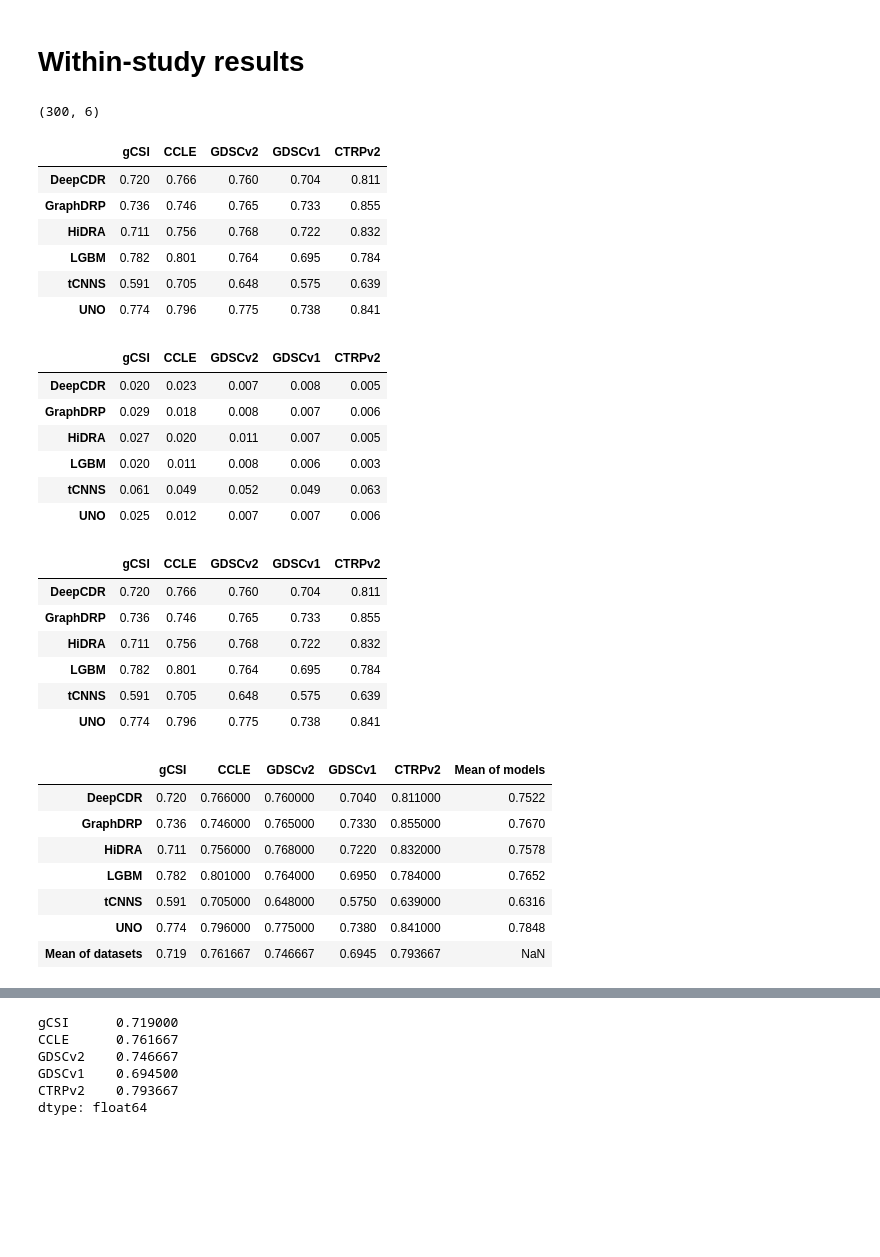
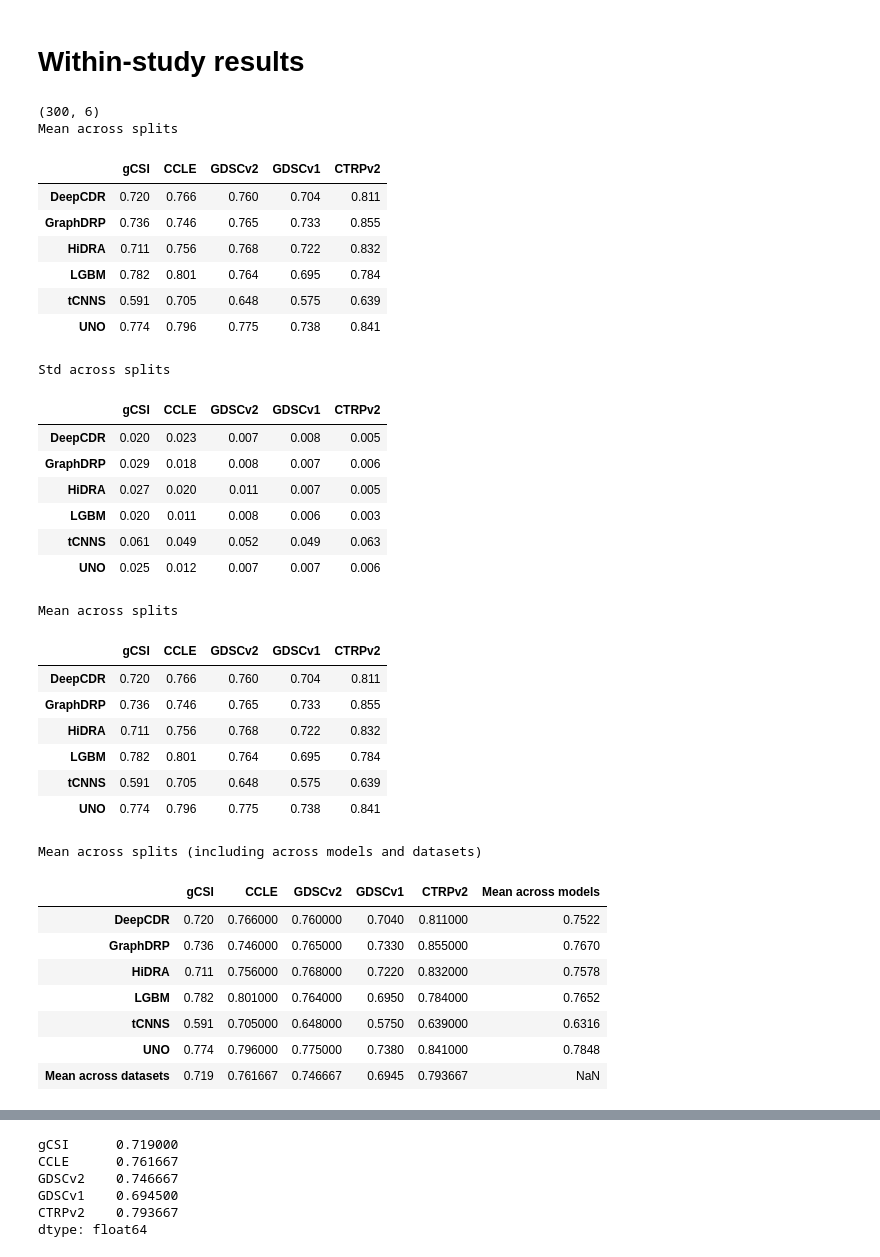
Before and after one commit to adpartin/cross-dataset-drp-paper, a Jupyter notebook: postprocess_plot.ipynb, the cells around one changed output, grey strips where cells are left out. Drawn from its saved outputs; the diff is of its cells as text; code cells hidden in the pictures; blank space fills up the shorter version.

```diff
--- a/postprocess_plot.ipynb
+++ b/postprocess_plot.ipynb
@@ -89,6 +90,7 @@ df_mean = df_mean.T
 df_mean = df_mean.round(3)
 df_mean.index = df_mean.index.map(model_name_mapping)
 df_mean = df_mean[datasets_order]
+print('Mean across splits')
 display(df_mean)
 
 # Std across splits
@@ -99,14 +101,11 @@ df_std = df_std.T
 df_std = df_std.round(3)
 df_std.index = df_std.index.map(model_name_mapping)
 df_std = df_std[datasets_order]
+print('Std across splits')
 display(df_std)
-
-# display(df_mean.mean(axis=1))
-# display(df_mean.mean(axis=0))
-# display(df_std.mean(axis=1))
-# display(df_std.mean(axis=0))
 # %% [output]
 (300, 6)
+Mean across splits
 |  | gCSI | CCLE | GDSCv2 | GDSCv1 | CTRPv2 |
 | DeepCDR | 0.720 | 0.766 | 0.760 | 0.704 | 0.811 |
 | GraphDRP | 0.736 | 0.746 | 0.765 | 0.733 | 0.855 |
@@ -114,6 +113,7 @@ display(df_std)
 | LGBM | 0.782 | 0.801 | 0.764 | 0.695 | 0.784 |
 | tCNNS | 0.591 | 0.705 | 0.648 | 0.575 | 0.639 |
 | UNO | 0.774 | 0.796 | 0.775 | 0.738 | 0.841 |
+Std across splits
 |  | gCSI | CCLE | GDSCv2 | GDSCv1 | CTRPv2 |
 | DeepCDR | 0.020 | 0.023 | 0.007 | 0.008 | 0.005 |
 | GraphDRP | 0.029 | 0.018 | 0.008 | 0.007 | 0.006 |
@@ -122,34 +122,39 @@ display(df_std)
 | tCNNS | 0.061 | 0.049 | 0.052 | 0.049 | 0.063 |
 | UNO | 0.025 | 0.012 | 0.007 | 0.007 | 0.006 |
 # %%
+print('Mean across splits')
 display(df_mean)
 
 # Add new row to df_mean containing the mean of each column
 datasets_mean = df_mean.mean(axis=0)
-df_mean.loc['Mean of datasets'] = datasets_mean
+df_mean.loc['Mean across datasets'] = datasets_mean
 
 # Add new column to df_mean containing the mean of each row
 models_mean = df_mean.mean(axis=1)
-df_mean['Mean of models'] = models_mean
+df_mean['Mean across models'] = models_mean
 
 # Assign NA to cell of (mean_dataset, mean_model)
-df_mean.loc['Mean of datasets', 'Mean of models'] = np.nan
+df_mean.loc['Mean across datasets', 'Mean across models'] = np.nan
+df_mean.to_csv(input_for_llm_dir / f'{metric_name}_mean_within_study_all_models.csv')
 
+print('Mean across splits (including across models and datasets)')
 display(df_mean)
 # %% [output]
+Mean across splits
 |  | gCSI | CCLE | GDSCv2 | GDSCv1 | CTRPv2 |
 | DeepCDR | 0.720 | 0.766 | 0.760 | 0.704 | 0.811 |
 | GraphDRP | 0.736 | 0.746 | 0.765 | 0.733 | 0.855 |
 | HiDRA | 0.711 | 0.756 | 0.768 | 0.722 | 0.832 |
 | LGBM | 0.782 | 0.801 | 0.764 | 0.695 | 0.784 |
 | tCNNS | 0.591 | 0.705 | 0.648 | 0.575 | 0.639 |
 | UNO | 0.774 | 0.796 | 0.775 | 0.738 | 0.841 |
+Mean across splits (including across models and datasets)
-|  | gCSI | CCLE | GDSCv2 | GDSCv1 | CTRPv2 | Mean of models |
+|  | gCSI | CCLE | GDSCv2 | GDSCv1 | CTRPv2 | Mean across models |
 | DeepCDR | 0.720 | 0.766000 | 0.760000 | 0.7040 | 0.811000 | 0.7522 |
 | GraphDRP | 0.736 | 0.746000 | 0.765000 | 0.7330 | 0.855000 | 0.7670 |
 | HiDRA | 0.711 | 0.756000 | 0.768000 | 0.7220 | 0.832000 | 0.7578 |
 | LGBM | 0.782 | 0.801000 | 0.764000 | 0.6950 | 0.784000 | 0.7652 |
 | tCNNS | 0.591 | 0.705000 | 0.648000 | 0.5750 | 0.639000 | 0.6316 |
 | UNO | 0.774 | 0.796000 | 0.775000 | 0.7380 | 0.841000 | 0.7848 |
-| Mean of datasets | 0.719 | 0.761667 | 0.746667 | 0.6945 | 0.793667 | NaN |
+| Mean across datasets | 0.719 | 0.761667 | 0.746667 | 0.6945 | 0.793667 | NaN |
 # %%
```
Also changed, not shown: parts of 28 cells of this notebook, 1 other file.
